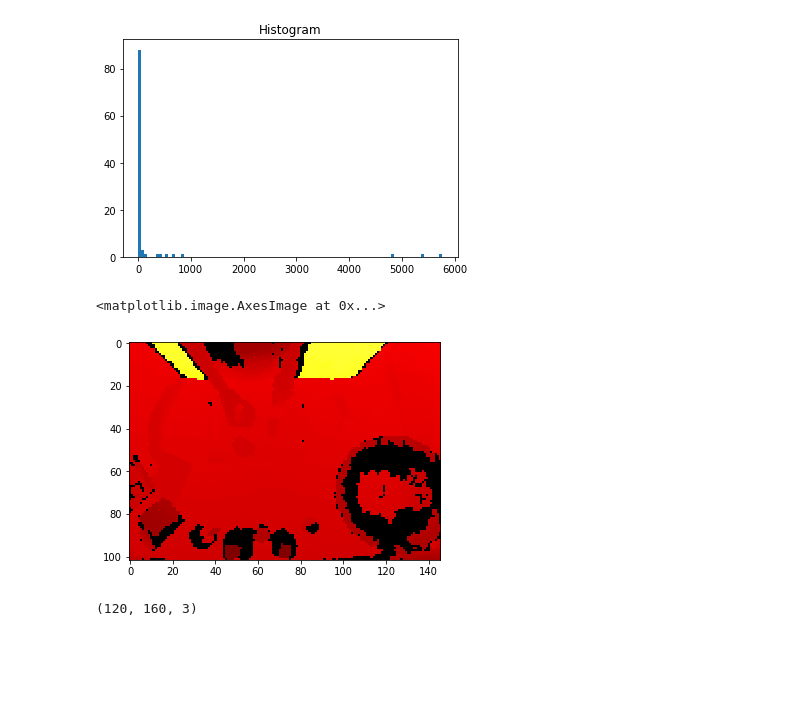
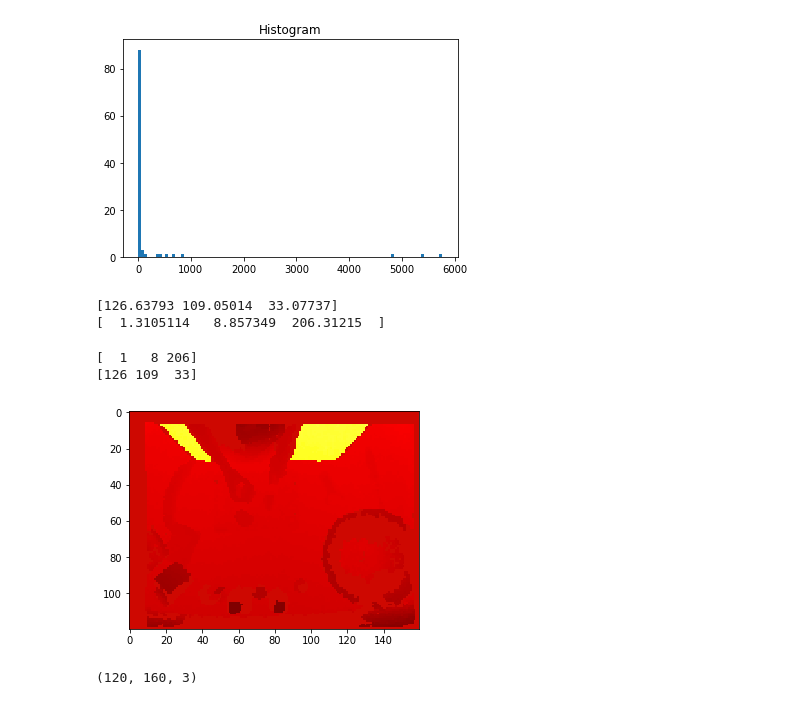
Before and after one commit to leaveitout/fifty_salads_raw_processing, a Jupyter notebook: scratch3.ipynb, the cells around one changed output. Saved outputs shown, nothing was run; the diff lists cells and outputs as text; code cells hidden in the pictures; blank space fills up the shorter version.

Commit message:
Add scripts for adding mean to nans

```diff
--- a/scratch3.ipynb
+++ b/scratch3.ipynb
@@ -148,11 +148,27 @@ test_idx = 1012
 with h5py.File('/media/rapid/50saladsnew_nchw_120p_lzf.h5', 'r') as h5_file:
     depth_jet_frame = h5_file['depth_jet'][test_idx]
     depth_jet_frame = np.moveaxis(depth_jet_frame, 0, -1)
+
+    norm_frame = h5_file['norm'][test_idx]
+    norm_frame = np.moveaxis(norm_frame, 0, -1)
+
+    mean_images = np.moveaxis(h5_file['mean'][:], 0, -1)
+    norm_mean = np.squeeze(mean_images[0, 0, 6:9])
+    print(norm_mean)
+
+    depth_mean = np.squeeze(mean_images[0, 0, 3:6])
+    print(depth_mean)
+# %% [output]
+[126.63793 109.05014  33.07737]
+[  1.3105114   8.857349  206.31215  ]
-# %%
-plt.imshow(depth_jet_frame[8:112,10:156,::-1])
-# %% [output]
-<matplotlib.image.AxesImage at 0x...>
-[figure, removed]
+# %%
+plt.imshow(depth_jet_frame[:,:,::-1])
+print(depth_jet_frame[0, 0])
+print(norm_frame[0, 0])
+# %% [output]
+[  1   8 206]
+[126 109  33]
+[figure, added]
 # %%
 depth_mean_valid_values = depth_jet_fram
 
```
Also changed, not shown: 4 other files.
